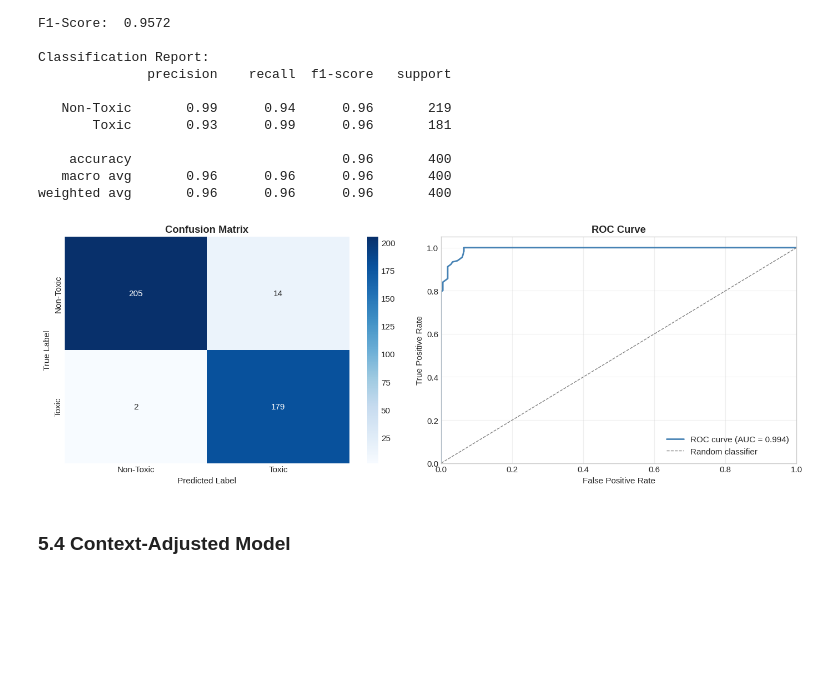
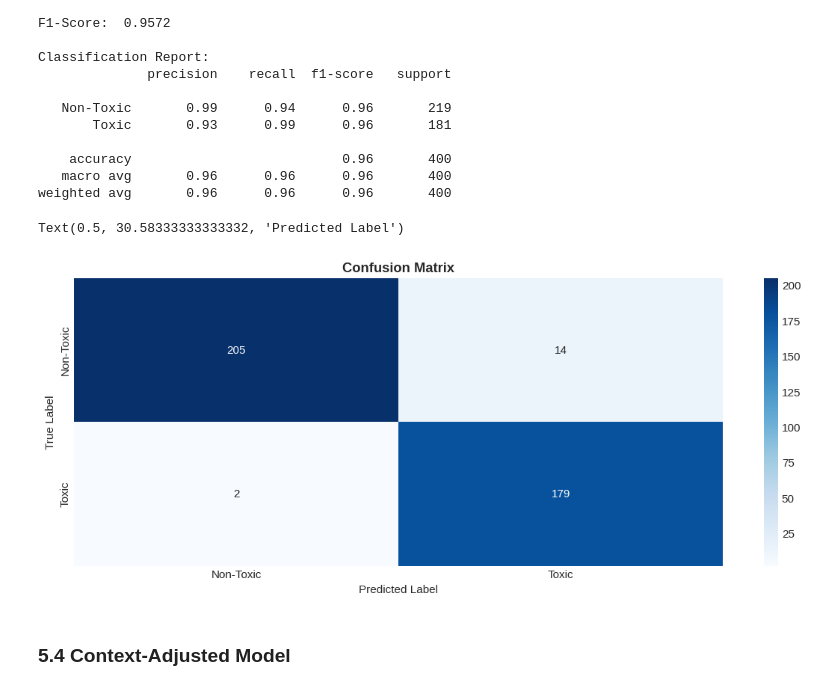
Before and after one commit to BenjaminMelinette/Text_Mining, a Jupyter notebook: notebooks/analysis_m2.ipynb, the cells around one changed output. Cells and saved outputs as stored; diff of their text form; code cells hidden in the pictures; blank space fills up the shorter version.

```diff
--- a/notebooks/analysis_m2.ipynb
+++ b/notebooks/analysis_m2.ipynb
@@ -494,36 +432,19 @@ Classification Report:
 weighted avg       0.96      0.96      0.96       400
 # %%
 # Confusion Matrix and ROC Curve
-fig, axes = plt.subplots(1, 2, figsize=(14, 5))
+fig, axes = plt.subplots(1, 1, figsize=(14, 5))
 
 # Confusion Matrix
 cm = confusion_matrix(y_test, y_pred)
-sns.heatmap(cm, annot=True, fmt='d', cmap='Blues', ax=axes[0],
+sns.heatmap(cm, annot=True, fmt='d', cmap='Blues', ax=axes,
             xticklabels=['Non-Toxic', 'Toxic'],
             yticklabels=['Non-Toxic', 'Toxic'])
-axes[0].set_title('Confusion Matrix', fontweight='bold')
-axes[0].set_ylabel('True Label')
-axes[0].set_xlabel('Predicted Label')
-
-# ROC Curve
-fpr, tpr, _ = roc_curve(y_test, y_proba[:, 1])
-roc_auc = auc(fpr, tpr)
-
-axes[1].plot(fpr, tpr, color='steelblue', lw=2, label=f'ROC curve (AUC = {roc_auc:.3f})')
-axes[1].plot([0, 1], [0, 1], color='gray', lw=1, linestyle='--', label='Random classifier')
-axes[1].set_xlim([0.0, 1.0])
-axes[1].set_ylim([0.0, 1.05])
-axes[1].set_xlabel('False Positive Rate')
-axes[1].set_ylabel('True Positive Rate')
-axes[1].set_title('ROC Curve', fontweight='bold')
-axes[1].legend(loc='lower right')
-axes[1].grid(alpha=0.3)
-
-plt.tight_layout()
-plt.savefig('../results/visualizations/confusion_roc.png', dpi=300, bbox_inches='tight')
-plt.show()
+axes.set_title('Confusion Matrix', fontweight='bold')
+axes.set_ylabel('True Label')
+axes.set_xlabel('Predicted Label')
 # %% [output]
+Text(0.5, 30.58333333333332, 'Predicted Label')
-[figure, old version]
+[figure, new version]
 # %% [markdown]
 ### 5.4 Context-Adjusted Model
 # %%
```
Also changed, not shown: parts of 13 cells of this notebook, 9 other files.
